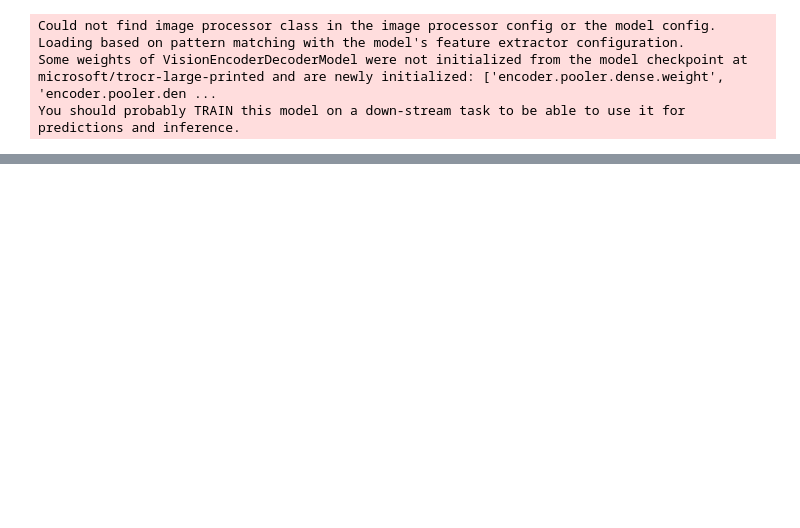
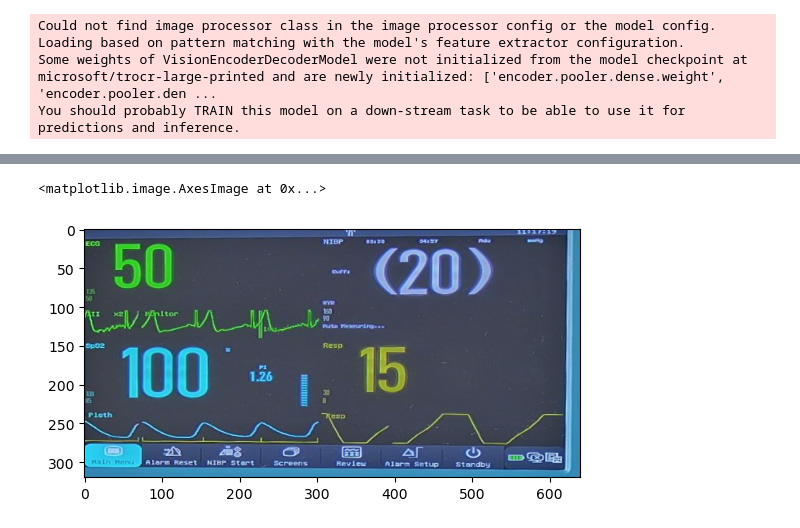
Before and after one commit to COPS-IITBHU/Vital-Extraction-Challenge, a Jupyter notebook: main.ipynb, the cells around one changed output, grey strips where cells are left out. Saved outputs shown, nothing was run; the diff lists cells and outputs as text; code cells hidden in the pictures; blank space fills up the shorter version.

```diff
--- a/main.ipynb
+++ b/main.ipynb
@@ -71,0 +87,5 @@ plt.imshow(mask>0)
+# %%
+plt.imshow(class_io)
+# %% [output]
+<matplotlib.image.AxesImage at 0x...>
+[figure, added]
```
Also changed, not shown: parts of 7 cells of this notebook, 3 other files.
